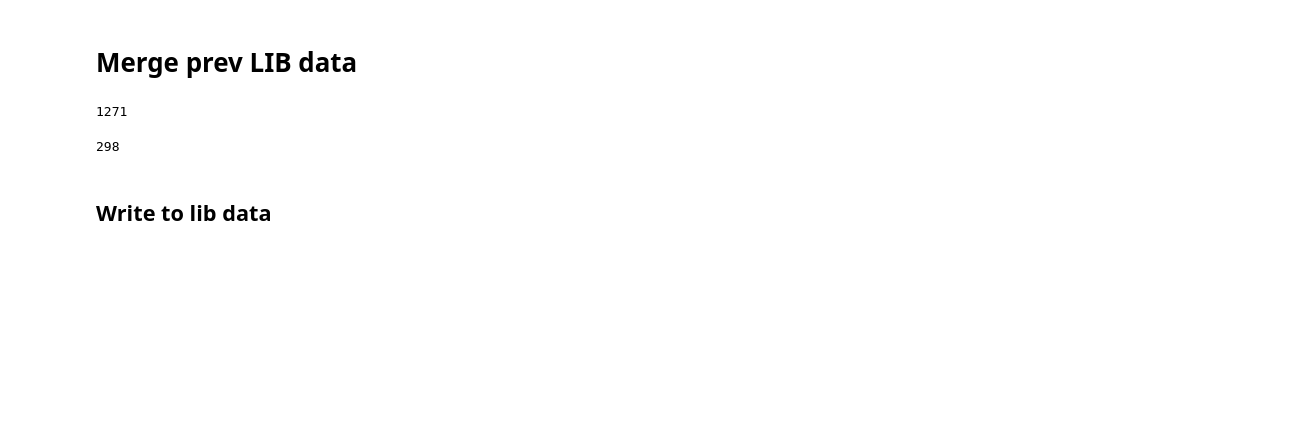
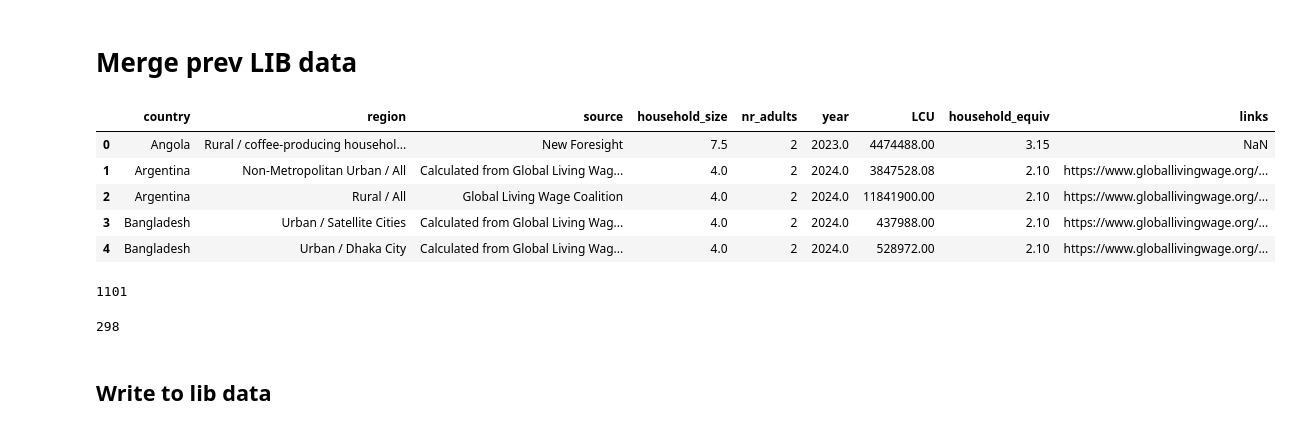
Before and after one commit to akvo/IDH-IDC, a Jupyter notebook: backend/source/transformer/benchmark_v6_with_conversion_rates/living_income_benchmark_v6.ipynb, the cells around one changed output. Drawn from its saved outputs; the diff is of its cells as text; code cells hidden in the pictures; blank space fills up the shorter version.

```diff
--- a/backend/source/transformer/benchmark_v6_with_conversion_rates/living_income_benchmark_v6.ipynb
+++ b/backend/source/transformer/benchmark_v6_with_conversion_rates/living_income_benchmark_v6.ipynb
@@ -162,11 +175,20 @@ lib_v6 = pd.read_csv(path.format(6))
+# %%
+libs['lib_v6'].head()
+# %% [output]
+|  | country | region | source | household_size | nr_adults | year | LCU | household_equiv | links |
+| 0 | Angola | Rural / coffee-producing househol... | New Foresight | 7.5 | 2 | 2023.0 | 4474488.00 | 3.15 | NaN |
+| 1 | Argentina | Non-Metropolitan Urban / All | Calculated from Global Living Wag... | 4.0 | 2 | 2024.0 | 3847528.08 | 2.10 | https://www.globallivingwage.org/... |
+| 2 | Argentina | Rural / All | Global Living Wage Coalition | 4.0 | 2 | 2024.0 | 11841900.00 | 2.10 | https://www.globallivingwage.org/... |
+| 3 | Bangladesh | Urban / Satellite Cities | Calculated from Global Living Wag... | 4.0 | 2 | 2024.0 | 437988.00 | 2.10 | https://www.globallivingwage.org/... |
+| 4 | Bangladesh | Urban / Dhaka City | Calculated from Global Living Wag... | 4.0 | 2 | 2024.0 | 528972.00 | 2.10 | https://www.globallivingwage.org/... |
 # %%
-merged_lib = pd.concat(
-    [lib_v2, lib_v3, lib_v4, lib_v5, lib_v6],
-    ignore_index=True
-)
-len(merged_lib)
+# Merge all DataFrames in the dictionary
+merged_lib = pd.concat(libs.values(), ignore_index=True)
+
+# Check the total number of rows
+print(len(merged_lib))
 # %% [output]
-1271
+1101
 # %%
 final_lib = merged_lib.drop_duplicates(subset=['country', 'region', 'year'], keep='last')
 len(final_lib)
```
Also changed, not shown: parts of 36 cells of this notebook, 7 other files.
